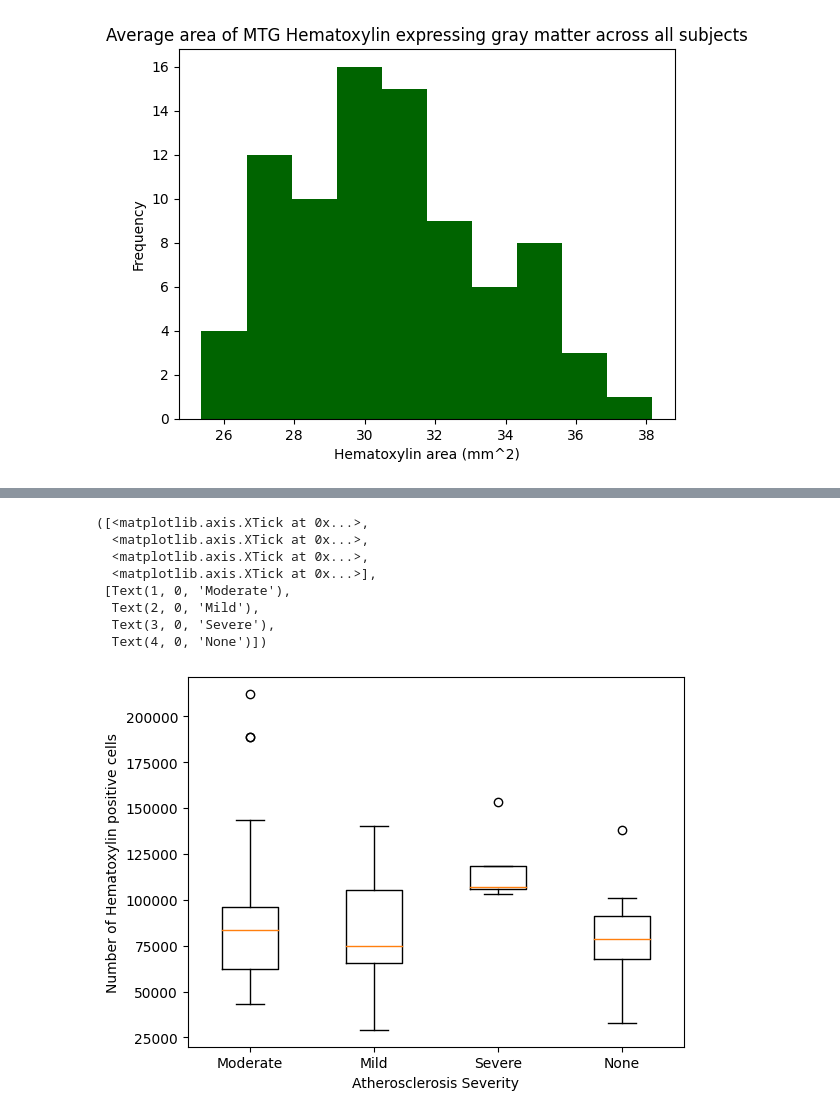
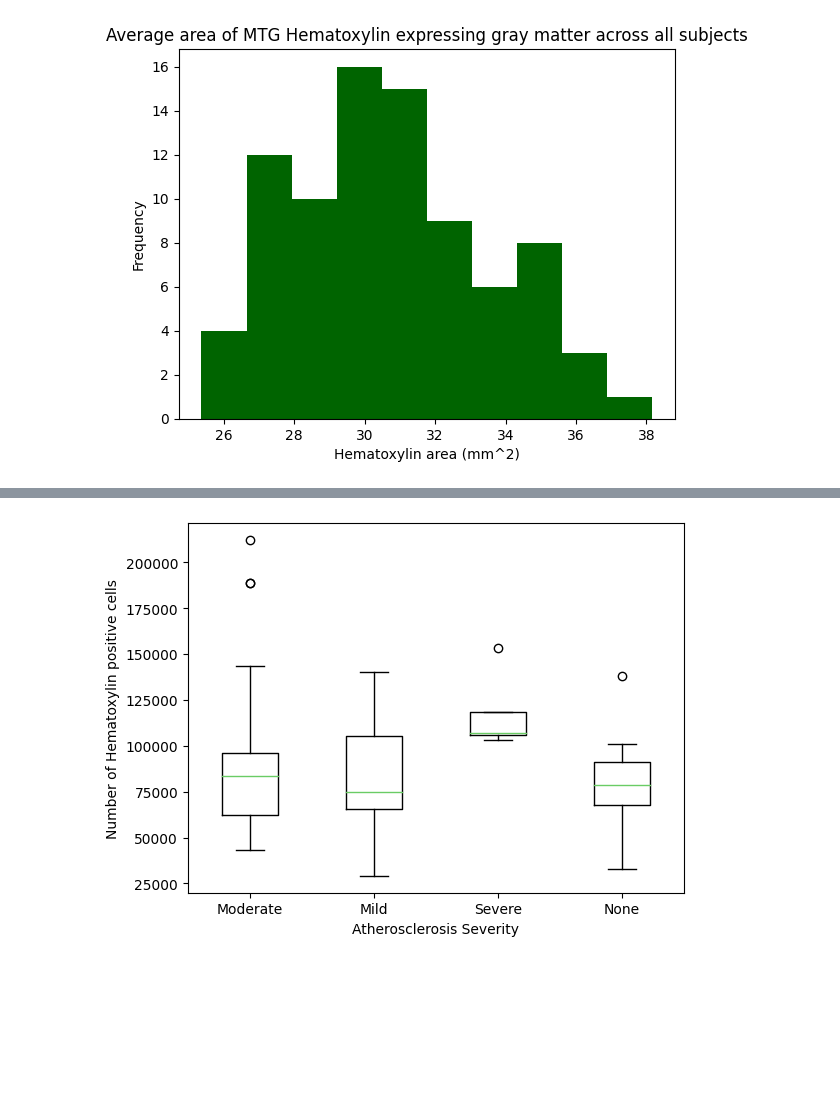
Before and after one commit to amandafriedmann/NEUR-Data-Analysis, a Jupyter notebook: FINAL_PROJECT_WORK.ipynb, the cells around one changed output, grey strips where cells are left out. Drawn from its saved outputs; the diff is of its cells as text; code cells hidden in the pictures; blank space fills up the shorter version.

```diff
--- a/FINAL_PROJECT_WORK.ipynb
+++ b/FINAL_PROJECT_WORK.ipynb
@@ -77,22 +78,15 @@ Text(0.5, 1.0, 'Hematoxylin cellular expression compared to average Hematoxylin
 # %%
 #boxplot for number of Hematoxylin positive nuclei_Grey matter across different groups
 
 moderate_number = moderate_df['number of Hematoxylin positive nuclei_Grey matter']
 mild_number = mild_df['number of Hematoxylin positive nuclei_Grey matter']
 severe_number = severe_df['number of Hematoxylin positive nuclei_Grey matter']
 none_number = none_df['number of Hematoxylin positive nuclei_Grey matter']
 data = [moderate_number.tolist(), mild_number.tolist(), severe_number.tolist(), none_number.tolist()]
 plt.boxplot(data)
 plt.xlabel('Atherosclerosis Severity')
 plt.ylabel('Number of Hematoxylin positive cells')
 plt.xticks([1,2,3,4],['Moderate', 'Mild', 'Severe', 'None'])
+plt.style.use('seaborn-paper')
 # %% [output]
-([<matplotlib.axis.XTick at 0x...>,
-  <matplotlib.axis.XTick at 0x...>,
-  <matplotlib.axis.XTick at 0x...>,
-  <matplotlib.axis.XTick at 0x...>],
- [Text(1, 0, 'Moderate'),
-  Text(2, 0, 'Mild'),
-  Text(3, 0, 'Severe'),
-  Text(4, 0, 'None')])
-[figure, old version]
+[figure, new version]
```
Also changed, not shown: parts of 1 cell of this notebook.
